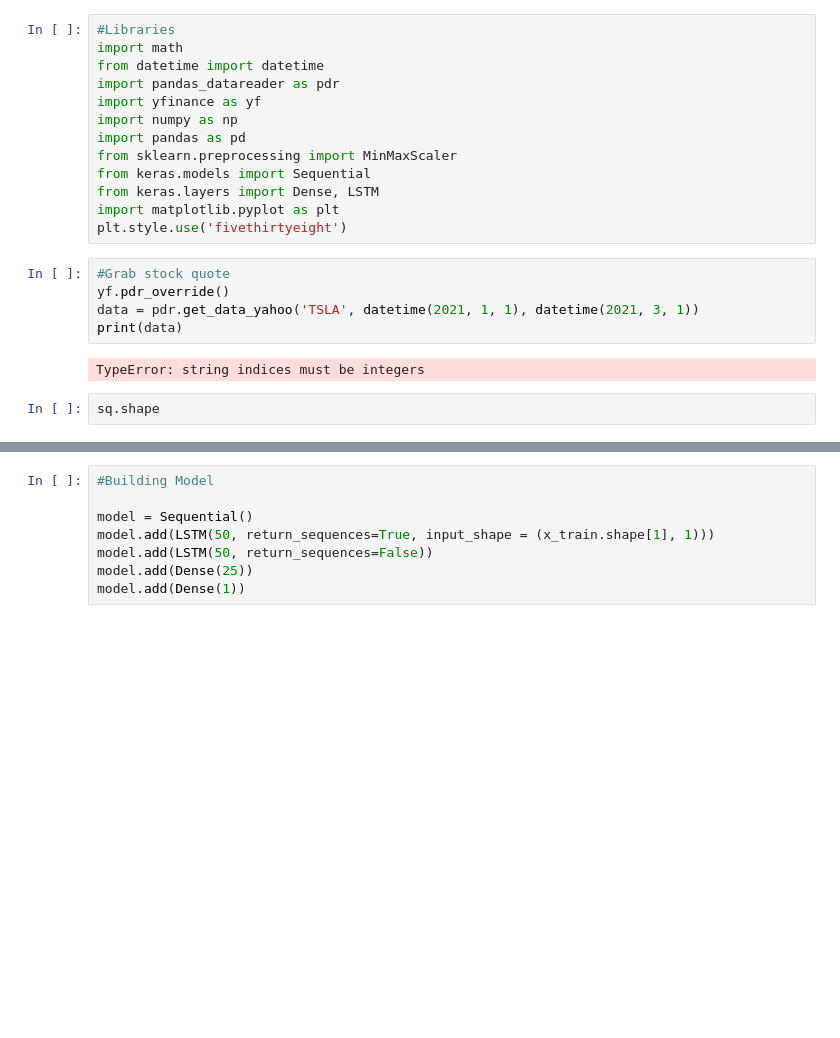
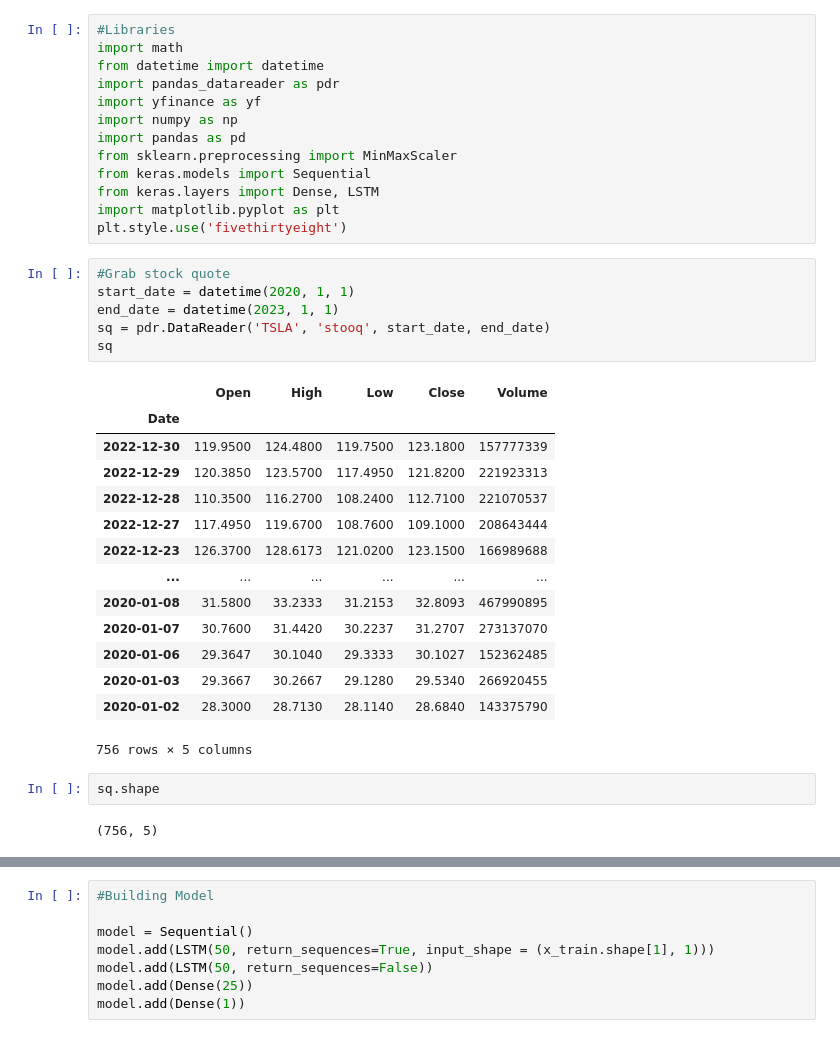
Before and after one commit to jacklayfield/ClosingPrices, a Jupyter notebook: datapredict.ipynb, the cells around one changed output, grey strips where cells are left out. Saved outputs shown, nothing was run; the diff lists cells and outputs as text; blank space fills up the shorter version.

Commit message:
Actually removing Yahoo (forgot to save)

```diff
--- a/datapredict.ipynb
+++ b/datapredict.ipynb
@@ -13,15 +13,31 @@ from keras.models import Sequential
 from keras.layers import Dense, LSTM
 import matplotlib.pyplot as plt
 plt.style.use('fivethirtyeight')
-# %%
-#Grab stock quote
-yf.pdr_override()
-data = pdr.get_data_yahoo('TSLA', datetime(2021, 1, 1), datetime(2021, 3, 1))
-print(data)
-# %% [output]
-TypeError: string indices must be integers
+# %%
+#Grab stock quote
+start_date = datetime(2020, 1, 1)
+end_date = datetime(2023, 1, 1)
+sq = pdr.DataReader('TSLA', 'stooq', start_date, end_date)
+sq
+# %% [output]
+|  | Open | High | Low | Close | Volume |
+| Date |  |  |  |  |  |
+| 2022-12-30 | 119.9500 | 124.4800 | 119.7500 | 123.1800 | 157777339 |
+| 2022-12-29 | 120.3850 | 123.5700 | 117.4950 | 121.8200 | 221923313 |
+| 2022-12-28 | 110.3500 | 116.2700 | 108.2400 | 112.7100 | 221070537 |
+| 2022-12-27 | 117.4950 | 119.6700 | 108.7600 | 109.1000 | 208643444 |
+| 2022-12-23 | 126.3700 | 128.6173 | 121.0200 | 123.1500 | 166989688 |
+| ... | ... | ... | ... | ... | ... |
+| 2020-01-08 | 31.5800 | 33.2333 | 31.2153 | 32.8093 | 467990895 |
+| 2020-01-07 | 30.7600 | 31.4420 | 30.2237 | 31.2707 | 273137070 |
+| 2020-01-06 | 29.3647 | 30.1040 | 29.3333 | 30.1027 | 152362485 |
+| 2020-01-03 | 29.3667 | 30.2667 | 29.1280 | 29.5340 | 266920455 |
+| 2020-01-02 | 28.3000 | 28.7130 | 28.1140 | 28.6840 | 143375790 |
+756 rows × 5 columns
 # %%
 sq.shape
+# %% [output]
+(756, 5)
 # %%
 #Closing price data visual
 plt.figure(figsize=(16,8))
```
Also changed, not shown: parts of 14 cells of this notebook.
